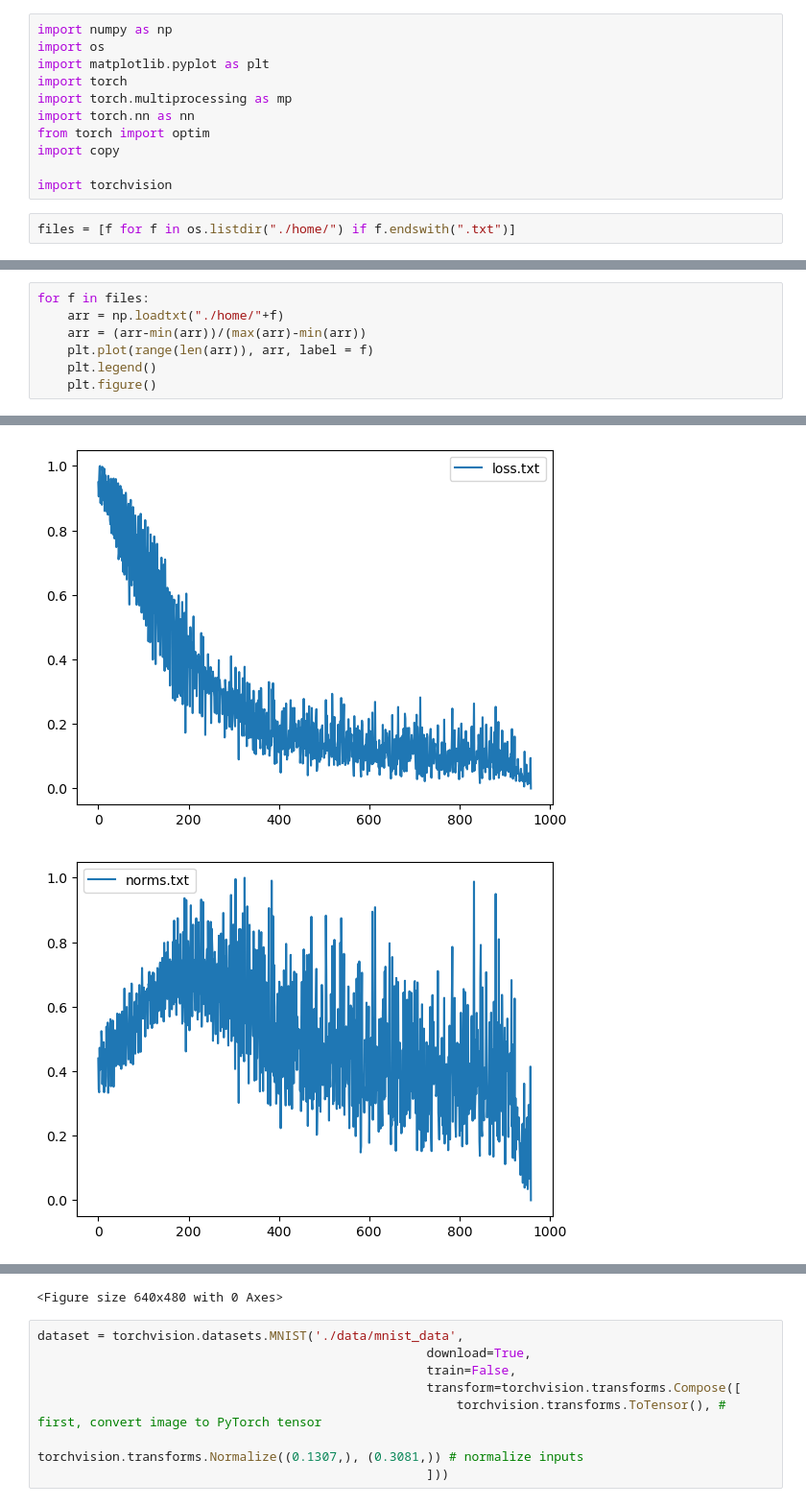
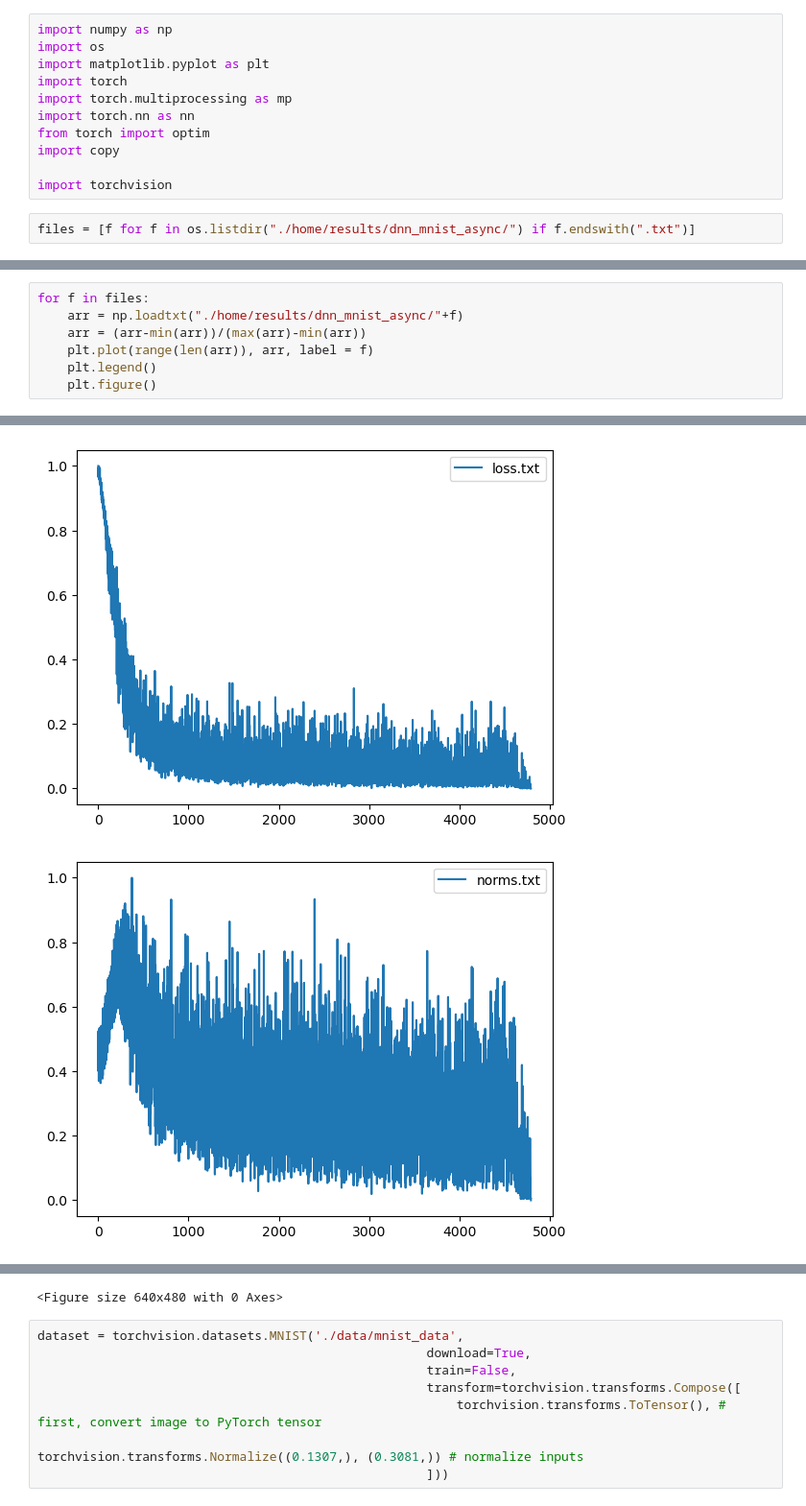
Before and after one commit to NicolasRR/OptML, a Jupyter notebook: explore.ipynb, the cells around one changed output, grey strips where cells are left out. Shown at 96% size. Saved outputs shown, nothing was run; the diff lists cells and outputs as text.

```diff
--- a/explore.ipynb
+++ b/explore.ipynb
@@ -10,7 +10,7 @@ import copy
 
 import torchvision
 # %%
-files = [f for f in os.listdir("./home/") if f.endswith(".txt")]
+files = [f for f in os.listdir("./home/results/dnn_mnist_async/") if f.endswith(".txt")]
 # %%
 files
 # %% [output]
@@ -28,6 +27,6 @@ files
 # %%
 for f in files:
-    arr = np.loadtxt("./home/"+f)
+    arr = np.loadtxt("./home/results/dnn_mnist_async/"+f)
     arr = (arr-min(arr))/(max(arr)-min(arr))
     plt.plot(range(len(arr)), arr, label = f)
     plt.legend()
@@ -44,2 +43,2 @@ for f in files:
-[figure, old version]
+[figure, new version]
-[figure, old version]
+[figure, new version]
```
Also changed, not shown: parts of 2 cells of this notebook, 3 other files.
